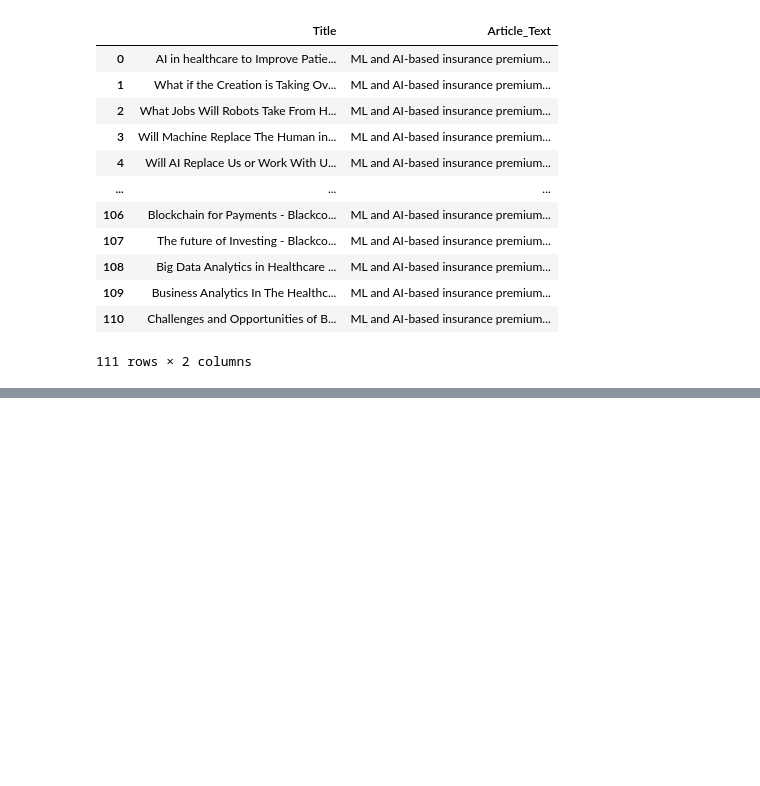
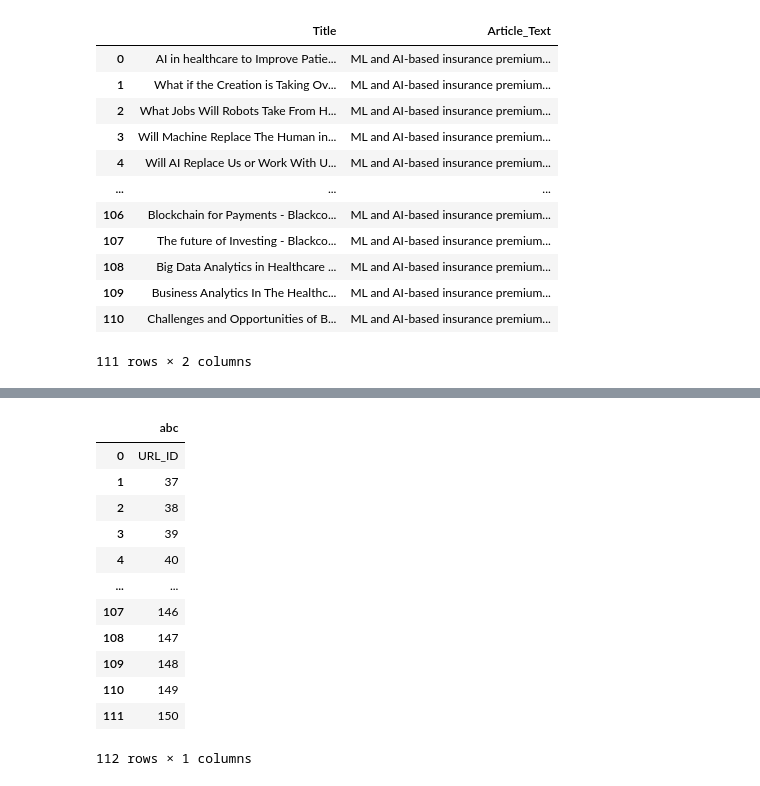
Before and after one commit to rohitingole17792/AI-based-Content-Detection-and-Text-Detection-, a Jupyter notebook: Dtata_Extract_from_URL's.ipynb, the cells around one changed output, grey strips where cells are left out. Saved outputs shown, nothing was run; the diff lists cells and outputs as text; code cells hidden in the pictures; blank space fills up the shorter version.

```diff
--- a/Dtata_Extract_from_URL's.ipynb
+++ b/Dtata_Extract_from_URL's.ipynb
@@ -147,0 +178,16 @@ df
+# %%
+#converting type
+text=text.astype(str)
+# %%
+#converting text to sentence
+import re
+a=text[0].str.split('([\.]\s)',expand=False)#splitting text on '.'
+b=a.explode()#converting to rows
+b=pd.DataFrame(b)#creating data frame
+b.columns=['abc']
+# %%
+#removing . char from each rows
+def abcd(x):
+    nopunc =[char for char in x if char != '.']
+    return ''.join(nopunc)
+b['abc']=b['abc'].apply(abcd)
@@ -147,0 +196,22 @@ df
+# %%
+#replacing emty space with null values
+c=b.replace('',np.nan,regex=True)
+c=c.mask(c==" ")
+c=c.dropna()
+c.reset_index(drop=True,inplace=True)
+# %%
+c
+# %% [output]
+|  | abc |
+| 0 | URL_ID |
+| 1 | 37 |
+| 2 | 38 |
+| 3 | 39 |
+| 4 | 40 |
+| ... | ... |
+| 107 | 146 |
+| 108 | 147 |
+| 109 | 148 |
+| 110 | 149 |
+| 111 | 150 |
+112 rows × 1 columns
```
Also changed, not shown: parts of 11 cells of this notebook.
